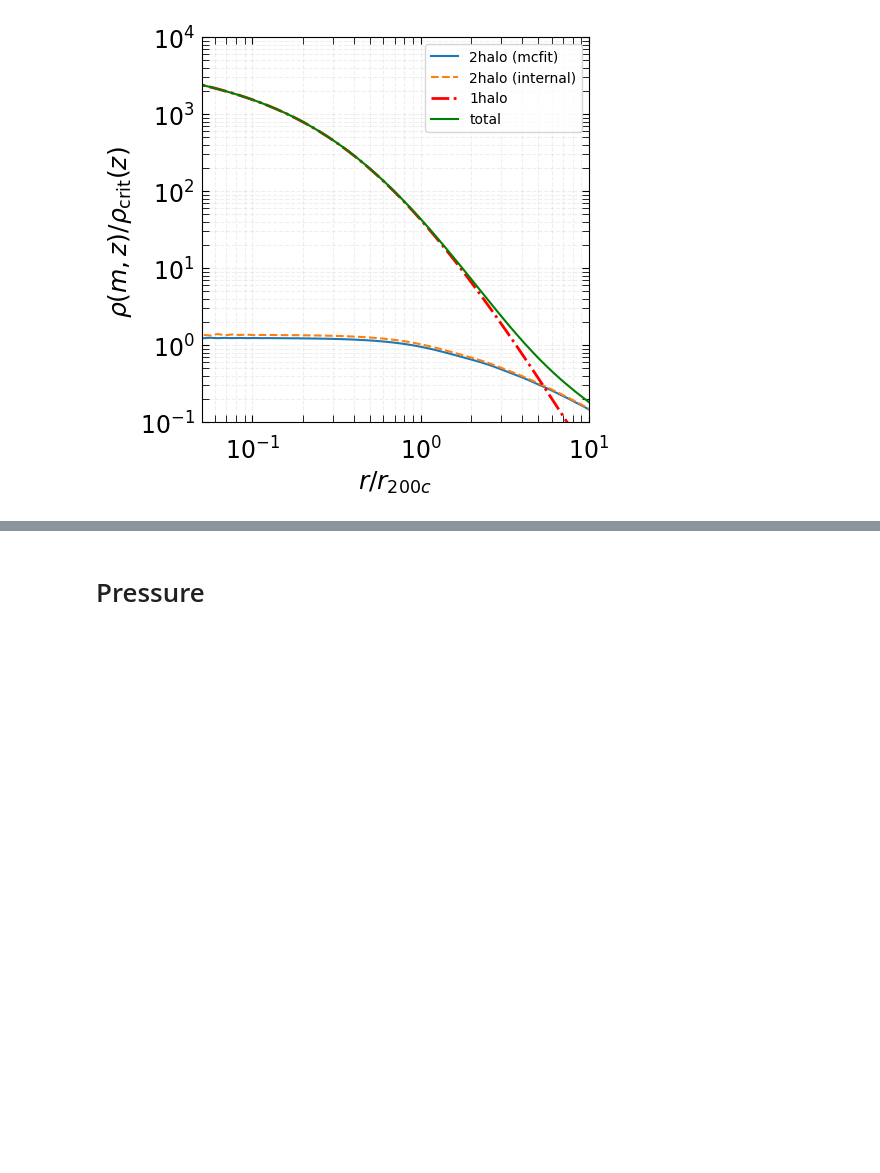
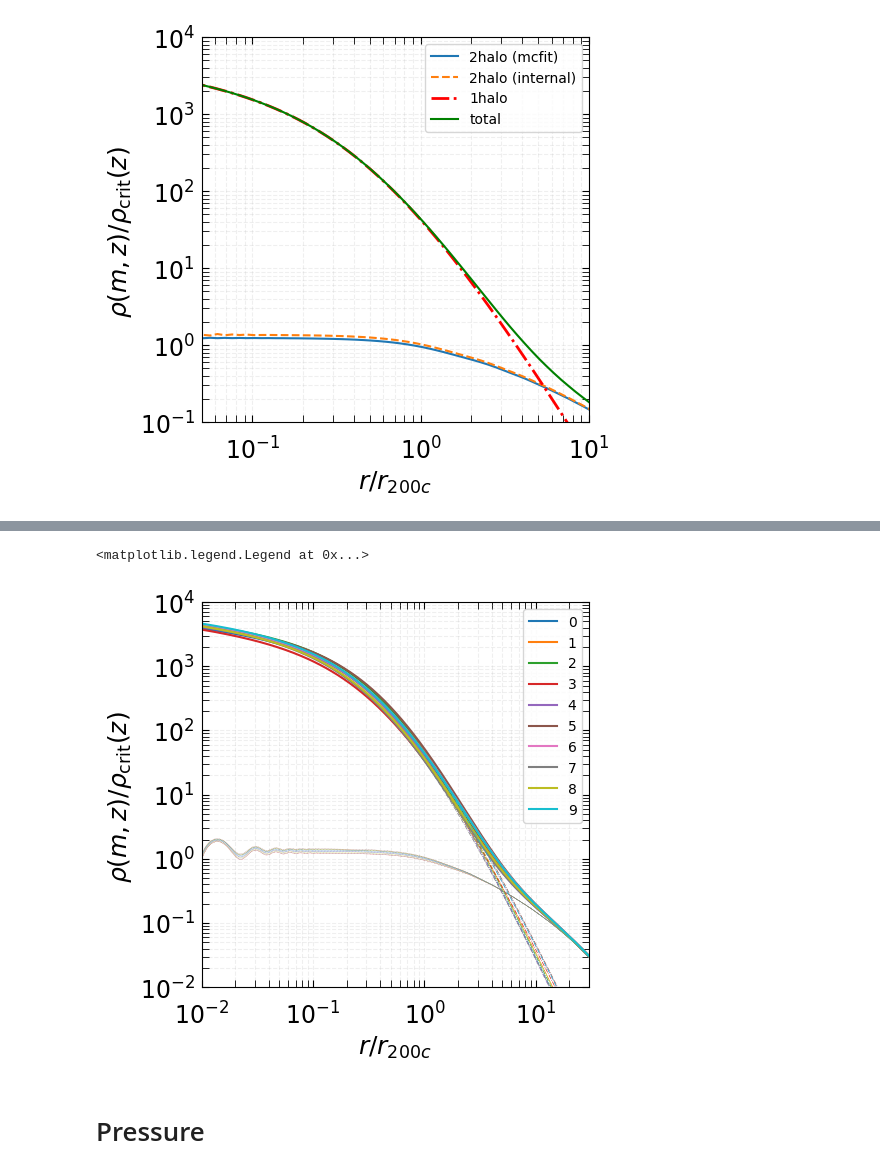
Before and after one commit to CLASS-SZ/class_sz, a Jupyter notebook: notebooks/correct_battaglia_density_and_pressure_profile.ipynb, the cells around one changed output, grey strips where cells are left out. Drawn from its saved outputs; the diff is of its cells as text; code cells hidden in the pictures; blank space fills up the shorter version.

Commit message:
added sequential evaluation for profiles

```diff
--- a/notebooks/correct_battaglia_density_and_pressure_profile.ipynb
+++ b/notebooks/correct_battaglia_density_and_pressure_profile.ipynb
@@ -674,0 +723,16 @@ ax.legend()
+# %%
+# compute on many parameter values, sequentially:
+N_params = 10
+A_rho0 = np.random.uniform(4.e3-0.5e3, 4.e3+0.5e3, size=(N_params)) # central value: 4e3
+A_alpha = np.random.uniform(0.88-0.1, 0.88+0.1, size=(N_params)) # central value: 0.88
+A_beta = np.random.uniform(3.83-0.1, 3.83+0.1, size=(N_params)) # central value: 3.83
+
+alpha_m_rho0 = np.repeat(0.29,N_params)
+alpha_m_alpha = np.repeat(-0.03,N_params)
+alpha_m_beta = np.repeat(0.04,N_params)
+
+alpha_z_rho0 = np.repeat(-0.66,N_params)
+alpha_z_alpha = np.repeat(0.19,N_params)
+alpha_z_beta = np.repeat(-0.025,N_params)
+gamma = np.repeat(-0.2,N_params)
+xc = np.repeat(0.5,N_params)
@@ -675,3 +809,34 @@ ax.legend()
+# %%
+
+label_size = 17
+title_size = 18
+legend_size = 13
+handle_length = 1.5
+fig, (ax1) = plt.subplots(1,1,figsize=(5,5))
+ax = ax1
+ax.tick_params(axis = 'x',which='both',length=5,direction='in', pad=10)
+ax.tick_params(axis = 'y',which='both',length=5,direction='in', pad=5)
+ax.xaxis.set_ticks_position('both')
+ax.yaxis.set_ticks_position('both')
+plt.setp(ax.get_yticklabels(), rotation='horizontal', fontsize=label_size)
+plt.setp(ax.get_xticklabels(), fontsize=label_size)
+ax.grid( visible=True, which="both", alpha=0.2, linestyle='--')
+ax.set_ylabel(r"$\rho(m,z)/\rho_\mathrm{crit}(z)$ ",size=title_size)
+ax.set_xlabel(r"$r/r_{200c}$",size=title_size)
+ax.set_xscale('log')
+ax.set_yscale('log')
+ax.set_ylim(1e-2,1e4)
+ax.set_xlim(1e-2,3e1)
+
+for ip in range(N_params):
+     # be careful here, if you change mass and redshift, the x_200c and zp need to be updated carefully
+     p = ax.plot(x_200c,rho_2h[ip]/M.get_rho_crit_at_z(zp)/M.get_f_b(),ls='--',lw=0.2)
+     ax.plot(x_200c,rho_1h[ip], ls='-.',lw=0.5,c=p[0].get_color())
+     ax.plot(x_200c,rho_2h[ip]/M.get_rho_crit_at_z(zp)/M.get_f_b()+rho_1h[ip],label=str(ip),c=p[0].get_color())
+ax.legend()
+# %% [output]
+<matplotlib.legend.Legend at 0x...>
+[figure, added]
 # %% [markdown]
 # Pressure
 # %%
```
Also changed, not shown: parts of 23 cells of this notebook, 3 other files.
